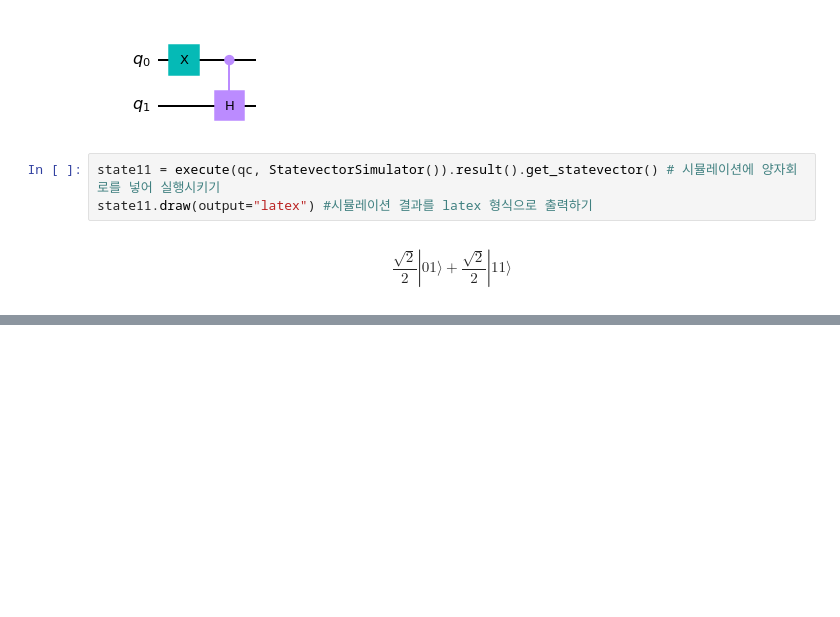
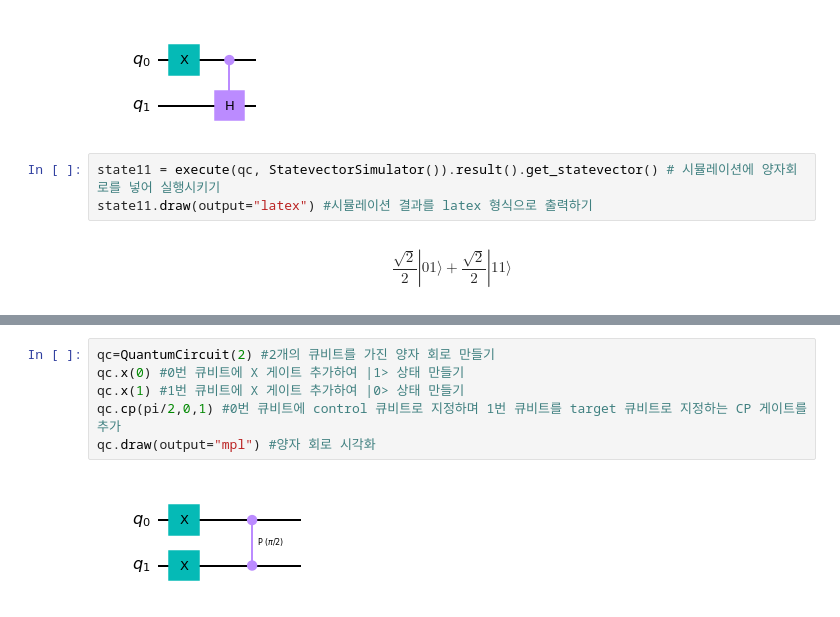
Before and after one commit to QuantumComputingKorea/Qiskit-Dev-Cert-lectures, a Jupyter notebook: Lecture1/lecutre 1-1 - 다중 큐비트 게이트.ipynb, the cells around one changed output, grey strips where cells are left out. Drawn from its saved outputs; the diff is of its cells as text; blank space fills up the shorter version.

```diff
--- a/Lecture1/lecutre 1-1 - 다중 큐비트 게이트.ipynb
+++ b/Lecture1/lecutre 1-1 - 다중 큐비트 게이트.ipynb
@@ -381,0 +413,8 @@ CP 게이트는 $cp(control, target)$과 같은 문법으로 사용이 되며 co
+# %%
+qc=QuantumCircuit(2) #2개의 큐비트를 가진 양자 회로 만들기
+qc.x(0) #0번 큐비트에 X 게이트 추가하여 |1> 상태 만들기
+qc.x(1) #1번 큐비트에 X 게이트 추가하여 |0> 상태 만들기
+qc.cp(pi/2,0,1) #0번 큐비트에 control 큐비트로 지정하며 1번 큐비트를 target 큐비트로 지정하는 CP 게이트를 추가
+qc.draw(output="mpl") #양자 회로 시각화
+# %% [output]
+[figure, added]
```
Also changed, not shown: parts of 52 cells of this notebook.
